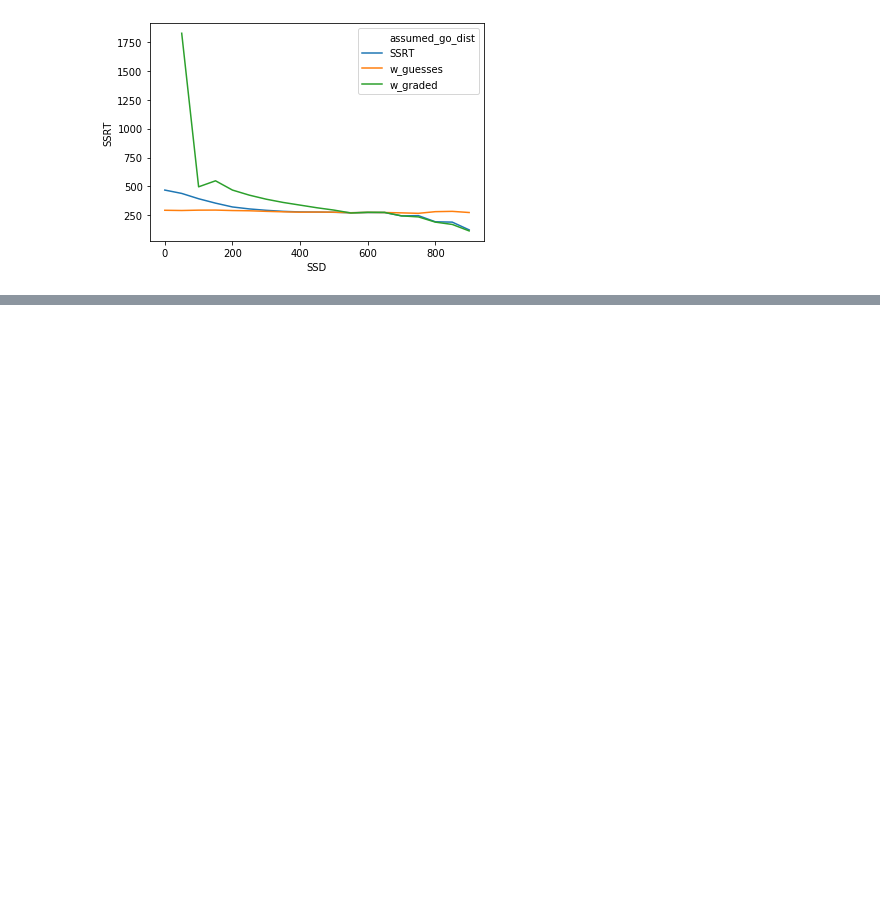
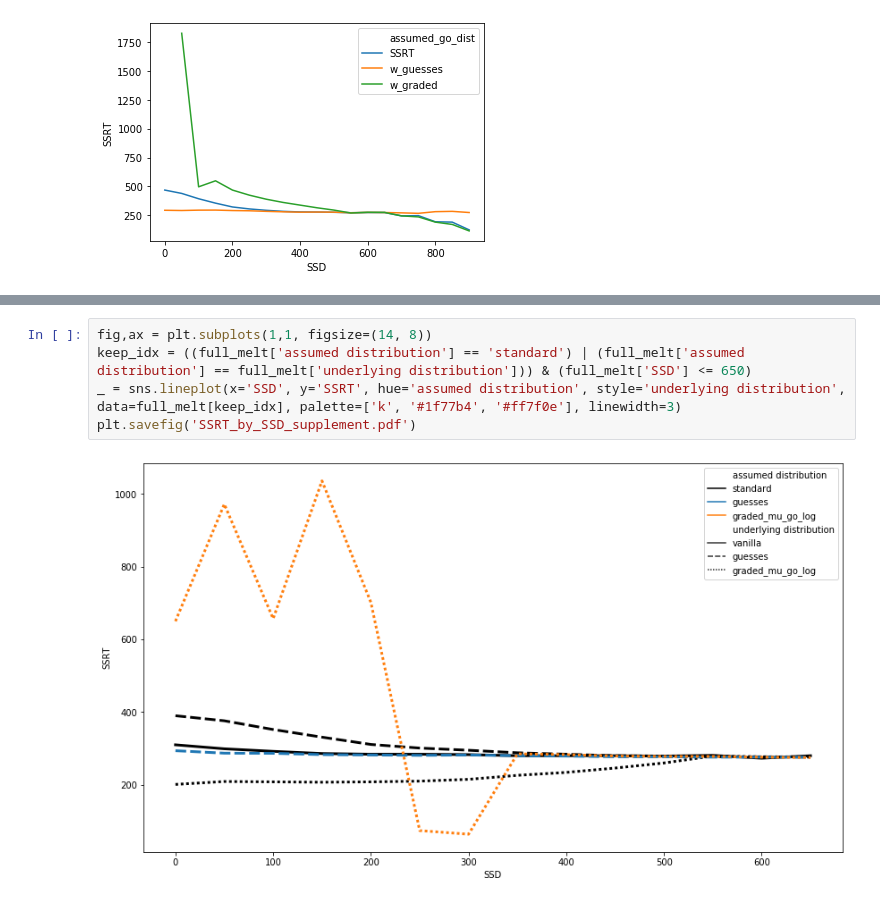
Before and after one commit to henrymj/ABCD_simulations, a Jupyter notebook: visualize_SSRTs_by_SSD.ipynb, the cells around one changed output, grey strips where cells are left out. Cells and saved outputs as stored; diff of their text form; blank space fills up the shorter version.

```diff
--- a/visualize_SSRTs_by_SSD.ipynb
+++ b/visualize_SSRTs_by_SSD.ipynb
@@ -75,0 +87,7 @@ data
+# %%
+fig,ax = plt.subplots(1,1, figsize=(14, 8))
+keep_idx = ((full_melt['assumed distribution'] == 'standard') | (full_melt['assumed distribution'] == full_melt['underlying distribution'])) & (full_melt['SSD'] <= 650)
+_ = sns.lineplot(x='SSD', y='SSRT', hue='assumed distribution', style='underlying distribution', data=full_melt[keep_idx], palette=['k', '#1f77b4', '#ff7f0e'], linewidth=3)
+plt.savefig('SSRT_by_SSD_supplement.pdf')
+# %% [output]
+[figure, added]
```
Also changed, not shown: parts of 13 cells of this notebook, 7 other files.
